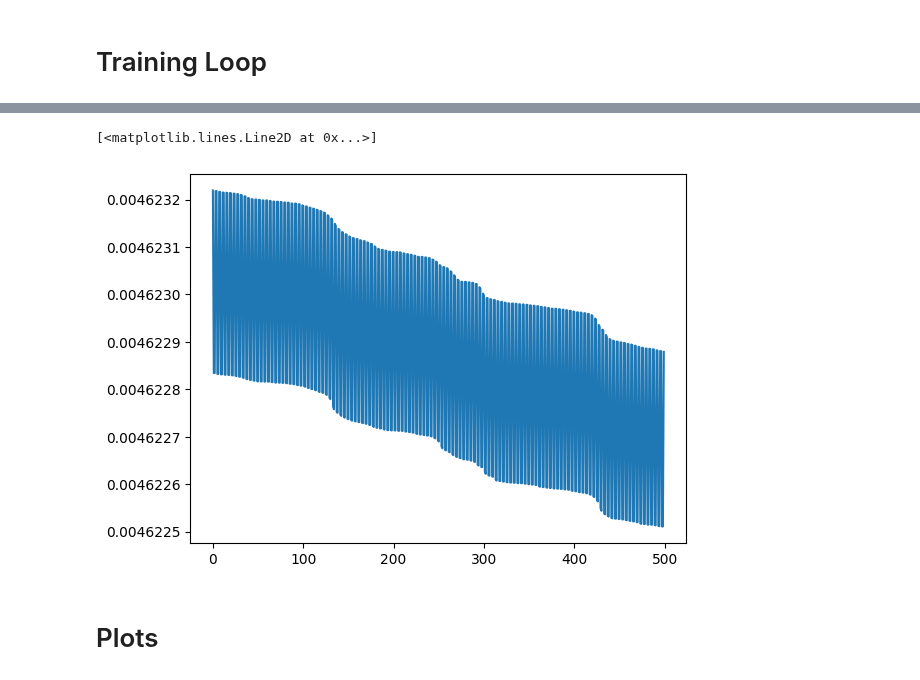
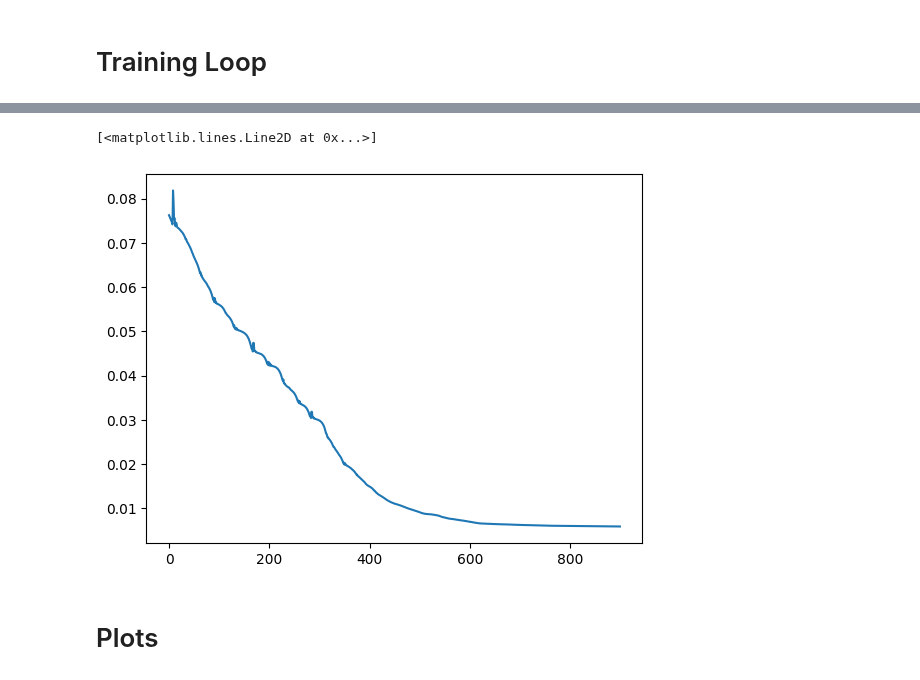
Before and after one commit to iAmBrig12/REU_AI_Thermography, a Jupyter notebook: dt_nn.ipynb, the cells around one changed output, grey strips where cells are left out. Saved outputs shown, nothing was run; the diff lists cells and outputs as text; code cells hidden in the pictures.

```diff
--- a/dt_nn.ipynb
+++ b/dt_nn.ipynb
@@ -57,8 +57,8 @@ combine = 0
 
 # 1 - noise added to training data
 # 0 - no noise added
-noise_scale = 1
-noise = 20
+noise_scale = 10
+noise = 0
 
 if noise:
     if direction:
@@ -100,13 +100,14 @@ class Net(nn.Module):
         super(Net, self).__init__()
         self.lin1 = nn.Linear(input_size, 30)
         self.lin2 = nn.Linear(30, 30)
-        self.lin3 = nn.Linear(30, 30)
         self.lin_fin = nn.Linear(30, output_size)
 
     def forward(self, x):
         output = F.leaky_relu(self.lin1(x))
         output = F.leaky_relu(self.lin2(output))
-        output = F.leaky_relu(self.lin3(output))
+        output = F.leaky_relu(self.lin2(output))
+        output = F.leaky_relu(self.lin2(output))
+        output = F.leaky_relu(self.lin2(output))
         output = self.lin_fin(output)
         return output
 # %%
@@ -121,7 +122,7 @@ optimizer = torch.optim.Rprop(model.parameters(), lr=learning_rate)
 # Training Loop
 # %%
 loss_list = []
-num_epochs = 10000
+num_epochs = 1000
 
 for epoch in range(num_epochs):
     # forward pass and loss
@@ -154,8 +155,8 @@ epoch: 10000, loss = 0.0046
 # %%
-plt.plot(loss_list[-500:num_epochs])
+plt.plot(loss_list[100:num_epochs])
 # %% [output]
 [<matplotlib.lines.Line2D at 0x...>]
-[figure, old version]
+[figure, new version]
 # %% [markdown]
 # Plots
 # %% [markdown]
```
Also changed, not shown: parts of 3 cells of this notebook, 1 other file.
